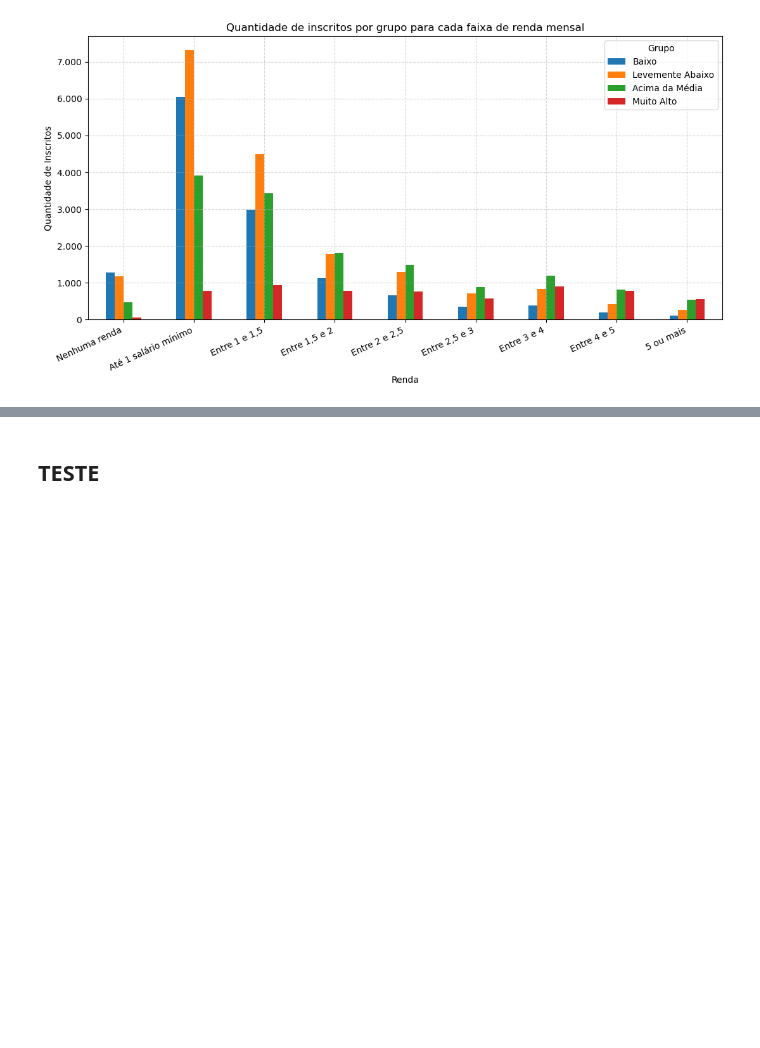
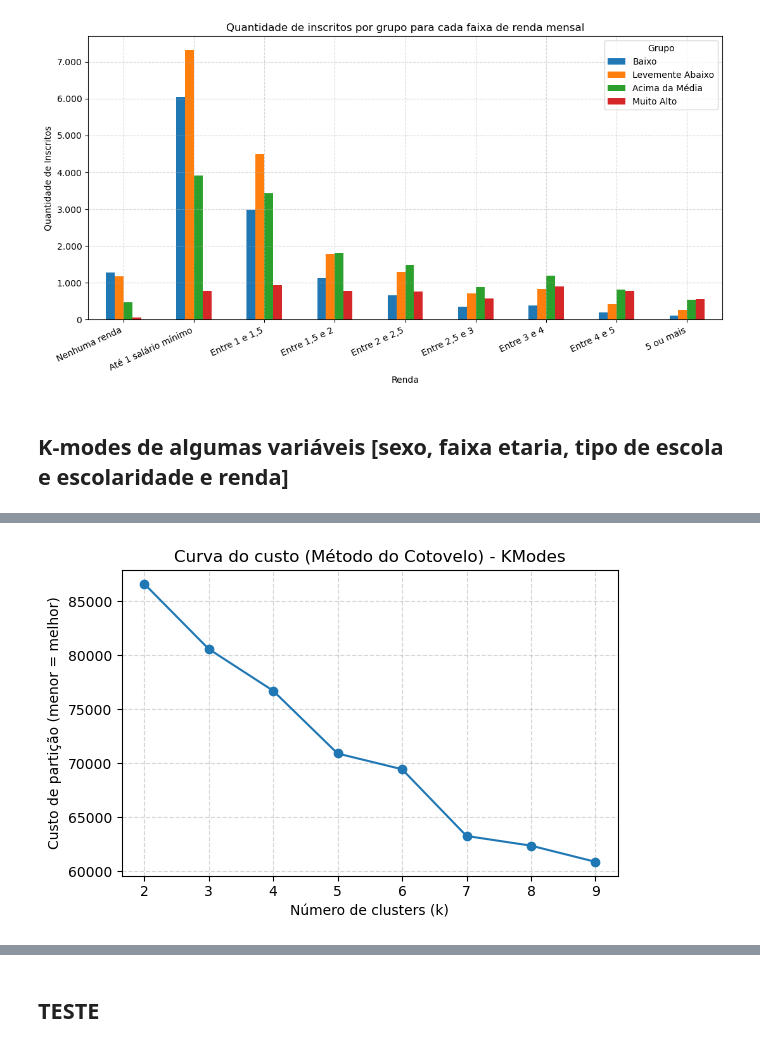
Before and after one commit to NandaLeal/TCC, a Jupyter notebook: TCC - FASE 3 .ipynb, the cells around one changed output, grey strips where cells are left out. Drawn from its saved outputs; the diff is of its cells as text; code cells hidden in the pictures; blank space fills up the shorter version.

```diff
--- a/TCC - FASE 3 .ipynb
+++ b/TCC - FASE 3 .ipynb
@@ -1124,3 +1126,78 @@ Entre 4 e 5            2195
 5 ou mais              1489
 Total                 52110
 [figure]
+# %% [markdown]
+## **K-modes de algumas variáveis [sexo, faixa etaria, tipo de escola e escolaridade e renda]**
+# %%
+colunas_desejadas = ["TP_SEXO", "TP_FAIXA_ETARIA", "TP_ESCOLA","TP_ENSINO", "RENDA_MENSAL"]
+
+presentes = [c for c in colunas_desejadas if c in df_ifnmg.columns]
+faltando = [c for c in colunas_desejadas if c not in df_ifnmg.columns]
+
+print("Colunas encontradas no df_ifnmg:", presentes)
+if faltando:
+    print("⚠️ Atenção, essas colunas NÃO foram encontradas no df_ifnmg:", faltando)
+
+base_cat = df_ifnmg[presentes].dropna().copy()
+
+for c in base_cat.columns:
+    base_cat[c] = base_cat[c].astype(str)
+
+print("\nFormato da base para KModes:", base_cat.shape)
+print("Primeiras linhas:")
+print(base_cat.head())
+
+
+custos = []
+Ks = range(2, 10)
+
+for k in Ks:
+    km = KModes(n_clusters=k, init="Cao", n_init=10, random_state=42)
+    km.fit(base_cat)
+    custos.append(km.cost_)
+    print(f"k={k} -> custo={km.cost_}")
+
+plt.figure(figsize=(6,4))
+plt.plot(list(Ks), custos, marker='o')
+plt.title("Curva do custo (Método do Cotovelo) - KModes")
+plt.xlabel("Número de clusters (k)")
+plt.ylabel("Custo de partição (menor = melhor)")
+plt.grid(True, linestyle="--", alpha=0.5)
+plt.tight_layout()
+plt.show()
+
+melhor_k = list(Ks)[custos.index(min(custos))]
+print(f"\n➡ Melhor k (menor custo): {melhor_k}")
+
+kmodes_final = KModes(n_clusters=melhor_k, init="Cao", n_init=10, random_state=42)
+labels_final = kmodes_final.fit_predict(base_cat)
+
+base_cat["Cluster_KModes"] = labels_final
+
+print("\nQuantidade de observações por cluster:")
+print(base_cat["Cluster_KModes"].value_counts().sort_index())
+
+centroides = pd.DataFrame(
+    kmodes_final.cluster_centroids_,
+    columns=base_cat.columns[:-1]
+)
+centroides["Cluster_KModes"] = centroides.index
+print("\nModos (centroides) de cada cluster:")
+print(centroides)
+
+df_ifnmg.loc[base_cat.index, "Cluster_KModes"] = base_cat["Cluster_KModes"]
+
+if "TP_SEXO" in presentes:
+    print("\n% de sexo dentro de cada cluster:")
+    print(
+        (pd.crosstab(base_cat["Cluster_KModes"], base_cat["TP_SEXO"],
+                     normalize="index") * 100).round(1)
+    )
+
+if "TP_ESCOLA" in presentes:
+    print("\n% de tipo de escola dentro de cada cluster:")
+    print(
+        (pd.crosstab(base_cat["Cluster_KModes"], base_cat["TP_ESCOLA"],
+                     normalize="index") * 100).round(1)
+    )
+# %% [output]
@@ -1126,0 +1222 @@ Total                 52110
+[figure, added]
```
Also changed, not shown: parts of 2 cells of this notebook.
